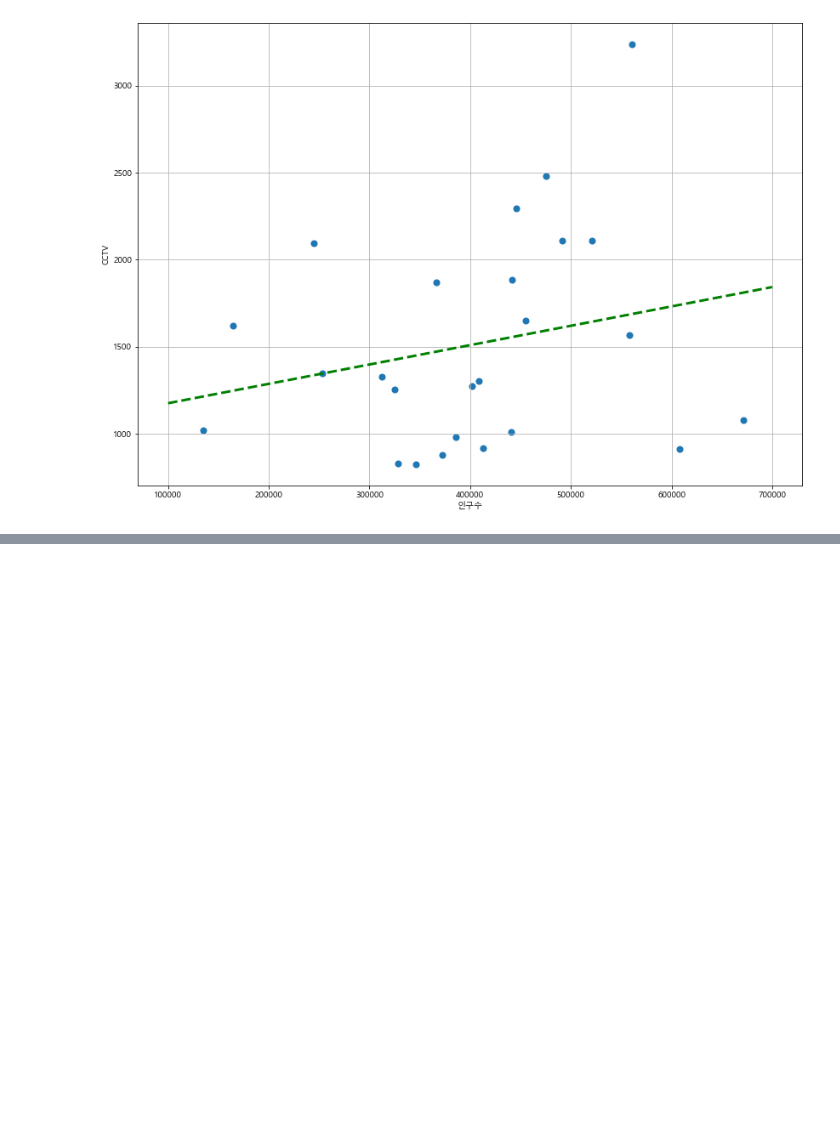
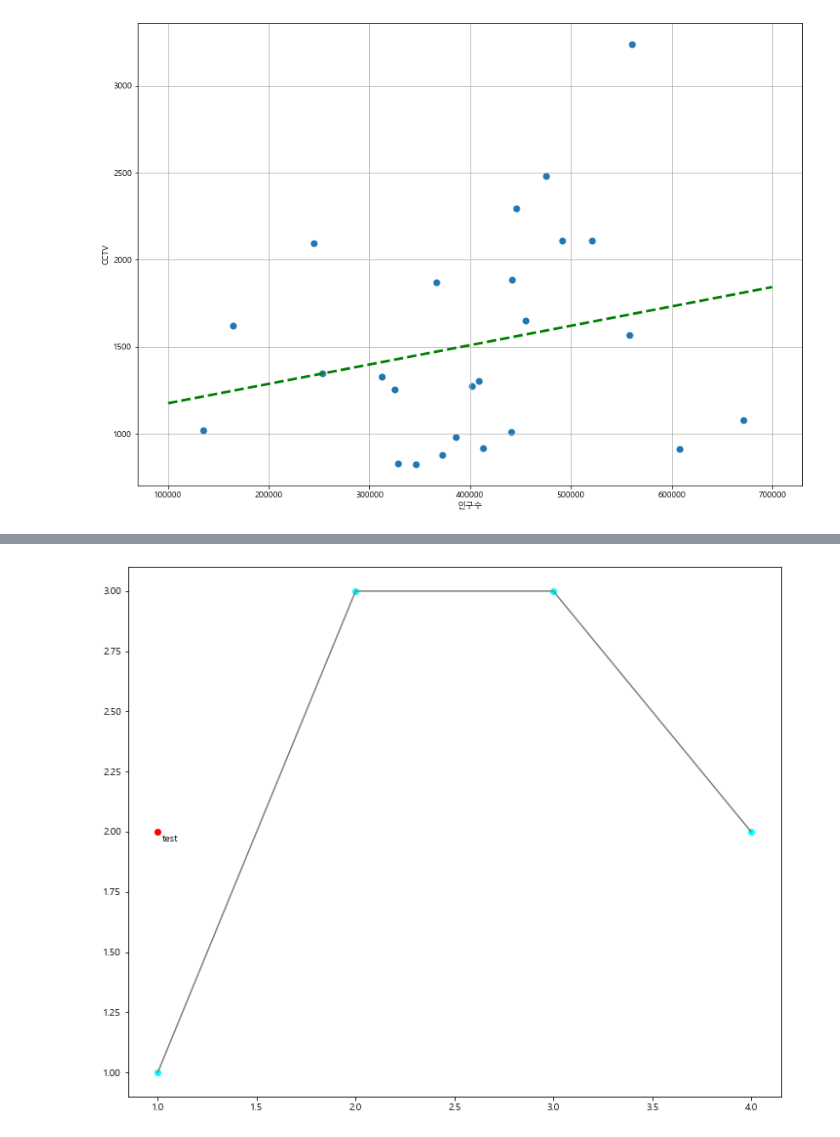
Before and after one commit to newrandom/Zero_part5_EDA-scrapping, a Jupyter notebook: chapter/02-15. CCTV 데이터와 그래프로 표현하기.ipynb, the cells around one changed output, grey strips where cells are left out. Drawn from its saved outputs; the diff is of its cells as text; code cells hidden in the pictures; blank space fills up the shorter version.

```diff
--- a/chapter/02-15. CCTV 데이터와 그래프로 표현하기.ipynb
+++ b/chapter/02-15. CCTV 데이터와 그래프로 표현하기.ipynb
@@ -269,0 +340,10 @@ drawGraph()
+# %%
+plt.figure(figsize=(12,10))
+
+plt.plot([1,2,3,4], [1,3,3,2], color='gray')
+plt.scatter([1,2,3,4], [1,3,3,2], color = 'cyan')
+plt.scatter(1, 2, color = 'red')
+plt.text(1 * 1.02 , 2 * 0.98,'test')
+plt.show()
+# %% [output]
+[figure, added]
```
Also changed, not shown: parts of 7 cells of this notebook, 12 other files.
